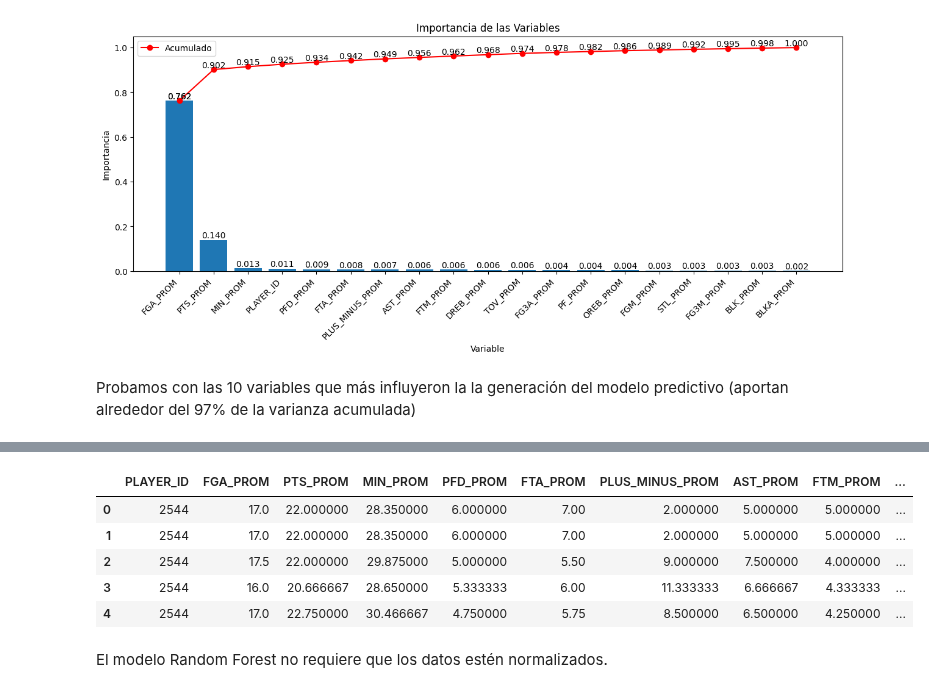
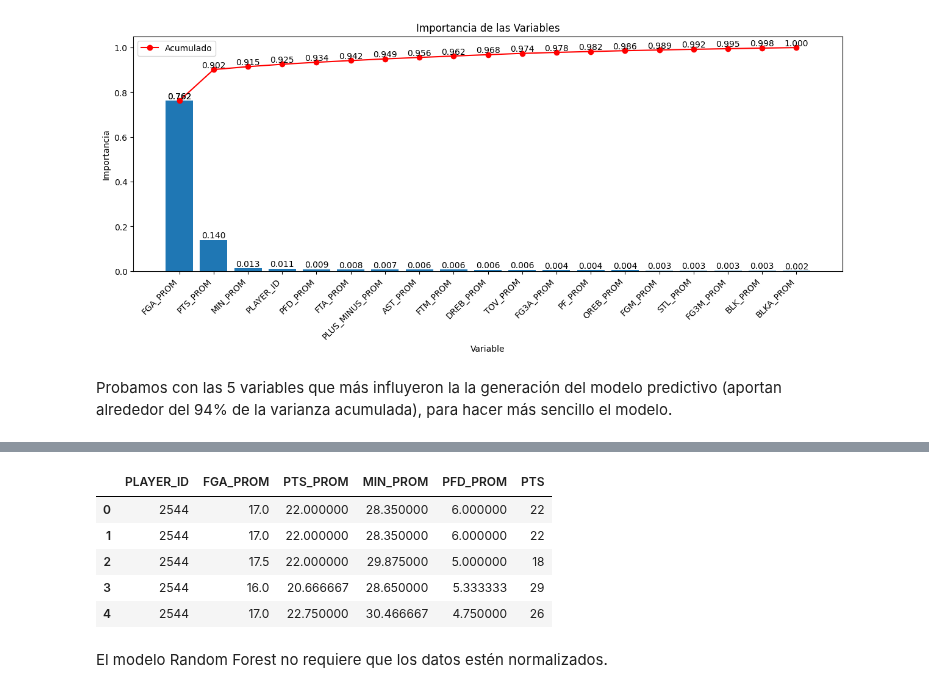
Before and after one commit to sebacent/ProyectoDS, a Jupyter notebook: src/Modelo.ipynb, the cells around one changed output, grey strips where cells are left out. Saved outputs shown, nothing was run; the diff lists cells and outputs as text; code cells hidden in the pictures.

```diff
--- a/src/Modelo.ipynb
+++ b/src/Modelo.ipynb
@@ -666,7 +666,7 @@ plt.show()
 # %% [output]
 [figure]
 # %% [markdown]
-Probamos con las 10 variables que más influyeron la la generación del modelo predictivo (aportan alrededor del 97% de la varianza acumulada)
+Probamos con las 5 variables que más influyeron la la generación del modelo predictivo (aportan alrededor del 94% de la varianza acumulada), para hacer más sencillo el modelo.
 # %%
 dataframe_new = pd.read_csv('../data/processed/data_clean.csv')
 dataframe_new.head()
@@ -678,16 +678,15 @@ dataframe_new.head()
 | 3 | 2544 | 29 | 28.650000 | 7.0 | 16.0 | 2.333333 | 7.0 | 4.333333 | 6.00 | 1.00 | ... |
 | 4 | 2544 | 26 | 30.466667 | 8.0 | 17.0 | 2.500000 | 7.0 | 4.250000 | 5.75 | 1.25 | ... |
 # %%
-dataframe_new = dataframe_new[['PLAYER_ID','FGA_PROM','PTS_PROM','MIN_PROM','PFD_PROM','FTA_PROM','PLUS_MINUS_PROM',
-                               'AST_PROM','FTM_PROM','DREB_PROM','PTS']]
+dataframe_new = dataframe_new[['PLAYER_ID','FGA_PROM','PTS_PROM','MIN_PROM','PFD_PROM','PTS']]
 dataframe_new.head()
 # %% [output]
-|  | PLAYER_ID | FGA_PROM | PTS_PROM | MIN_PROM | PFD_PROM | FTA_PROM | PLUS_MINUS_PROM | AST_PROM | FTM_PROM | ... |
-| 0 | 2544 | 17.0 | 22.000000 | 28.350000 | 6.000000 | 7.00 | 2.000000 | 5.000000 | 5.000000 | ... |
-| 1 | 2544 | 17.0 | 22.000000 | 28.350000 | 6.000000 | 7.00 | 2.000000 | 5.000000 | 5.000000 | ... |
-| 2 | 2544 | 17.5 | 22.000000 | 29.875000 | 5.000000 | 5.50 | 9.000000 | 7.500000 | 4.000000 | ... |
-| 3 | 2544 | 16.0 | 20.666667 | 28.650000 | 5.333333 | 6.00 | 11.333333 | 6.666667 | 4.333333 | ... |
-| 4 | 2544 | 17.0 | 22.750000 | 30.466667 | 4.750000 | 5.75 | 8.500000 | 6.500000 | 4.250000 | ... |
+|  | PLAYER_ID | FGA_PROM | PTS_PROM | MIN_PROM | PFD_PROM | PTS |
+| 0 | 2544 | 17.0 | 22.000000 | 28.350000 | 6.000000 | 22 |
+| 1 | 2544 | 17.0 | 22.000000 | 28.350000 | 6.000000 | 22 |
+| 2 | 2544 | 17.5 | 22.000000 | 29.875000 | 5.000000 | 18 |
+| 3 | 2544 | 16.0 | 20.666667 | 28.650000 | 5.333333 | 29 |
+| 4 | 2544 | 17.0 | 22.750000 | 30.466667 | 4.750000 | 26 |
 # %%
 #Se separan los datos de entrenamiento y prueba
 
```
Also changed, not shown: parts of 7 cells of this notebook, 1 other file.
